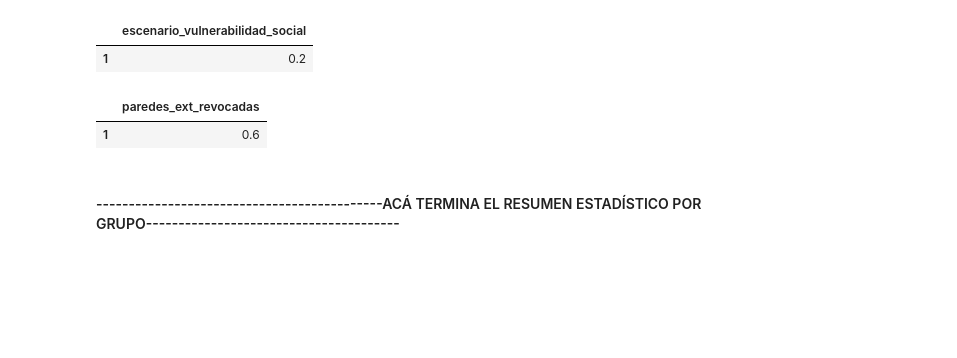
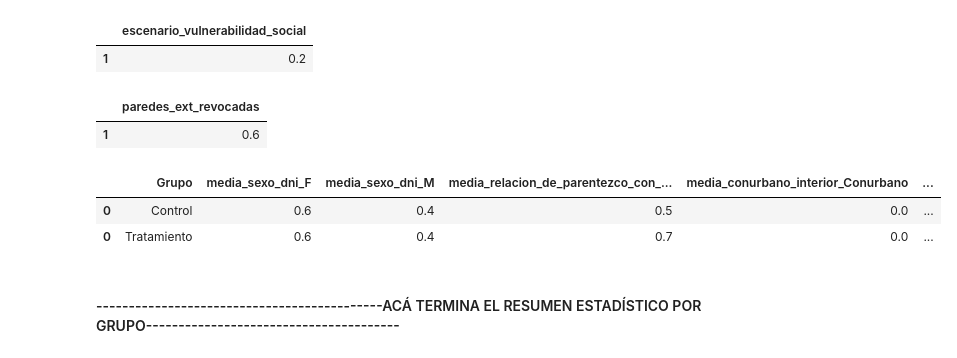
Before and after one commit to andreasoledadguerra/impact-evaluation-of-public-policy, a Jupyter notebook: impact_evaluation_policy.ipynb, the cells around one changed output. Saved outputs shown, nothing was run; the diff lists cells and outputs as text; code cells hidden in the pictures; blank space fills up the shorter version.

Commit message:
refactor: change df_analisis_total to df_resumen_total

```diff
--- a/impact_evaluation_policy.ipynb
+++ b/impact_evaluation_policy.ipynb
@@ -532,4 +532,4 @@ df_tratamiento_resumen = pd.concat([df4, df5, df6], axis=1)
 df_resumen_total = pd.concat([df_control_resumen, df_tratamiento_resumen], axis=0)
 # %%
 # Agregamos una columna nueva para aclarar las muestras
-df_analisis_total.insert(loc=0, column='Grupo', value=['Tratamiento', 'Control'])
+df_resumen_total.insert(loc=0, column='Grupo', value=['Control', 'Tratamiento'])
@@ -538,3 +536,9 @@ df_analisis_total
+# %%
+df_resumen_total
+# %% [output]
+|  | Grupo | media_sexo_dni_F | media_sexo_dni_M | media_relacion_de_parentezco_con_... | media_conurbano_interior_Conurbano | ... |
+| 0 | Control | 0.6 | 0.4 | 0.5 | 0.0 | ... |
+| 0 | Tratamiento | 0.6 | 0.4 | 0.7 | 0.0 | ... |
 # %% [markdown]
 #### --------------------------------------------ACÁ TERMINA EL RESUMEN ESTADÍSTICO POR GRUPO---------------------------------------
 # %%
```
Also changed, not shown: parts of 1 cell of this notebook.
